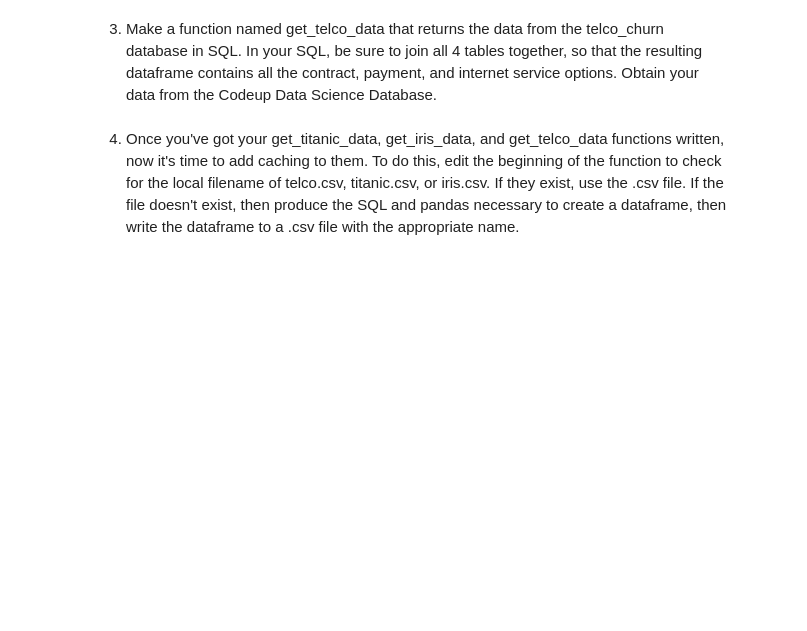
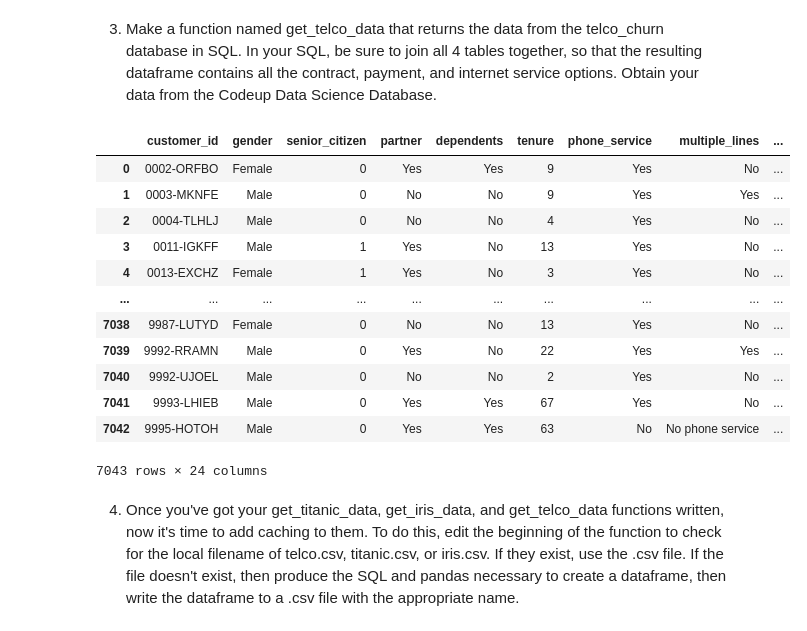
Before and after one commit to David-Howell/classification-exercises, a Jupyter notebook: classification_exercises.ipynb, the cells around one changed output. Saved outputs shown, nothing was run; the diff lists cells and outputs as text; code cells hidden in the pictures; blank space fills up the shorter version.

```diff
--- a/classification_exercises.ipynb
+++ b/classification_exercises.ipynb
@@ -279,5 +339,21 @@ excel_exercises.describe()
 # %% [markdown]
 3. Make a function named get_telco_data that returns the data from the telco_churn database in SQL. In your SQL, be sure to join all 4 tables together, so that the resulting dataframe contains all the contract, payment, and internet service options. Obtain your data from the Codeup Data Science Database.
+# %%
+acquire.get_telco_data()
+# %% [output]
+|  | customer_id | gender | senior_citizen | partner | dependents | tenure | phone_service | multiple_lines | ... |
+| 0 | 0002-ORFBO | Female | 0 | Yes | Yes | 9 | Yes | No | ... |
+| 1 | 0003-MKNFE | Male | 0 | No | No | 9 | Yes | Yes | ... |
+| 2 | 0004-TLHLJ | Male | 0 | No | No | 4 | Yes | No | ... |
+| 3 | 0011-IGKFF | Male | 1 | Yes | No | 13 | Yes | No | ... |
+| 4 | 0013-EXCHZ | Female | 1 | Yes | No | 3 | Yes | No | ... |
+| ... | ... | ... | ... | ... | ... | ... | ... | ... | ... |
+| 7038 | 9987-LUTYD | Female | 0 | No | No | 13 | Yes | No | ... |
+| 7039 | 9992-RRAMN | Male | 0 | Yes | No | 22 | Yes | Yes | ... |
+| 7040 | 9992-UJOEL | Male | 0 | No | No | 2 | Yes | No | ... |
+| 7041 | 9993-LHIEB | Male | 0 | Yes | Yes | 67 | Yes | No | ... |
+| 7042 | 9995-HOTOH | Male | 0 | Yes | Yes | 63 | No | No phone service | ... |
+7043 rows × 24 columns
 # %% [markdown]
 4. Once you've got your get_titanic_data, get_iris_data, and get_telco_data functions written, now it's time to add caching to them. To do this, edit the beginning of the function to check for the local filename of telco.csv, titanic.csv, or iris.csv. If they exist, use the .csv file. If the file doesn't exist, then produce the SQL and pandas necessary to create a dataframe, then write the dataframe to a .csv file with the appropriate name.
 # %% [markdown]
```
Also changed, not shown: parts of 4 cells of this notebook.
